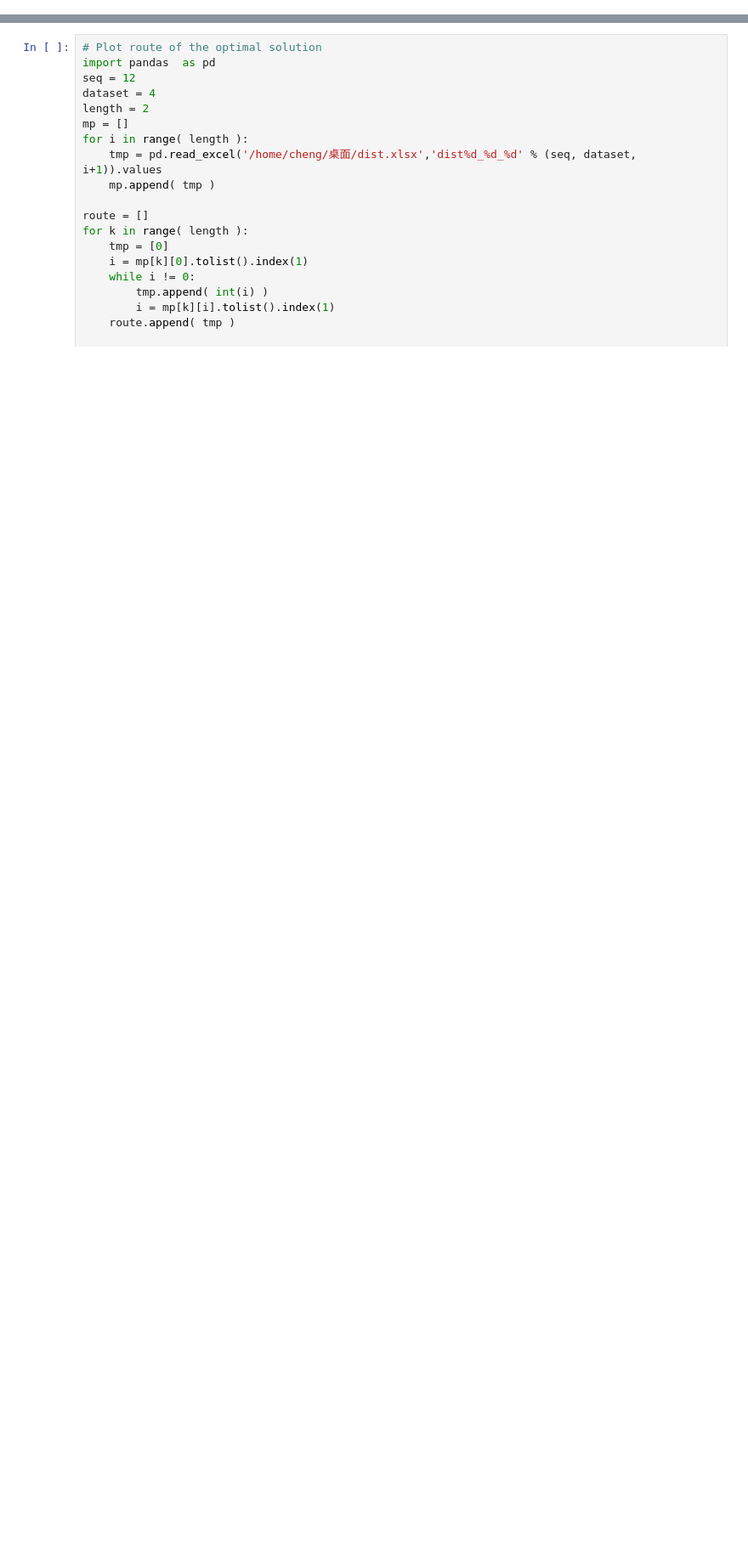
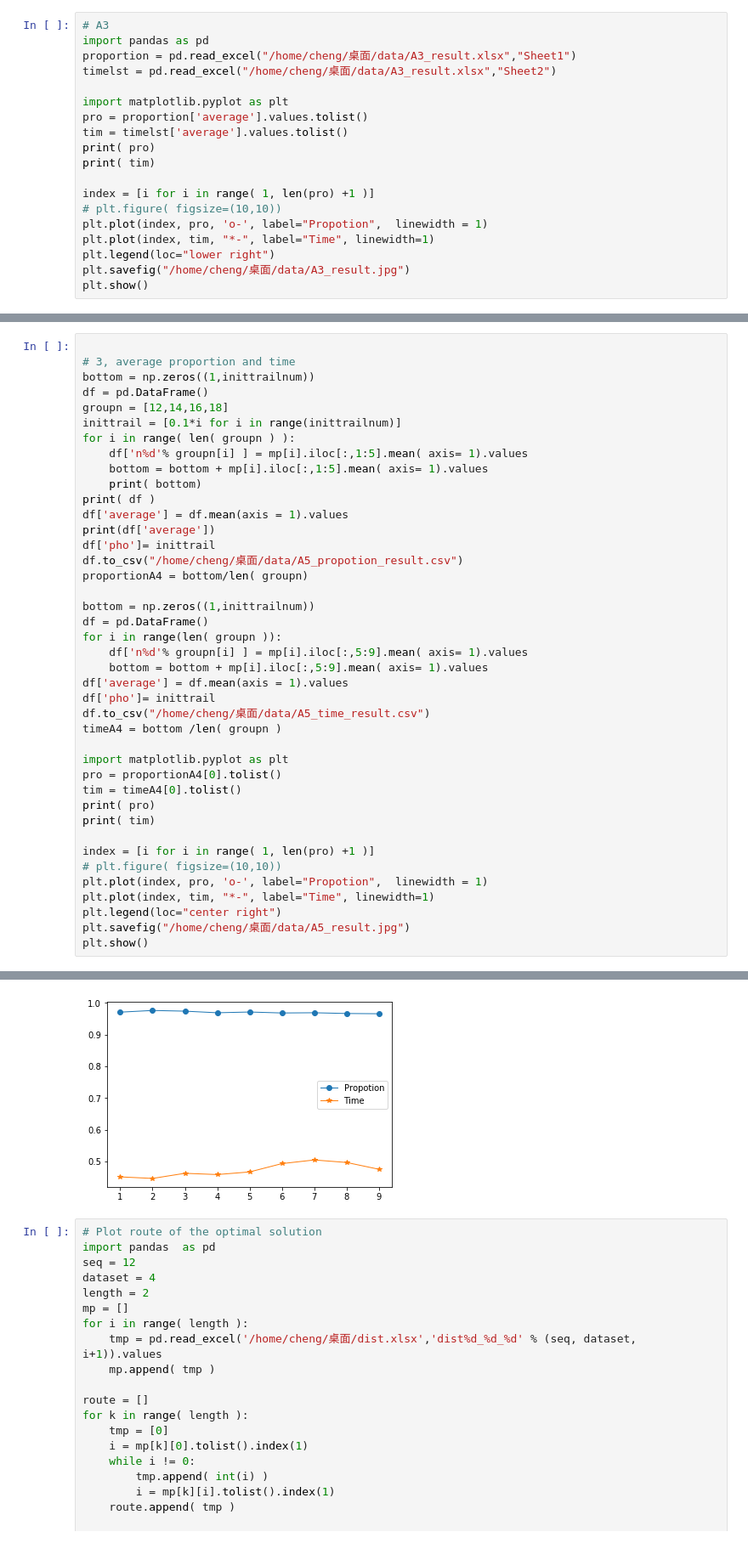
Before and after one commit to 2016cxg/MinMax-MTSP-based-on-limited-cities-ACO-and-cross-avoidance, a Jupyter notebook: src/test_on_ant_colony_algorithm_for_mtsp.ipynb, the cells around one changed output, grey strips where cells are left out. Shown: that part at 85% size. Saved outputs shown, nothing was run; the diff lists cells and outputs as text; blank space fills up the shorter version.

```diff
--- a/src/test_on_ant_colony_algorithm_for_mtsp.ipynb
+++ b/src/test_on_ant_colony_algorithm_for_mtsp.ipynb
@@ -111,0 +236,19 @@ for k in range(0,4): # group n={12,14,16,18]
+# %%
+# A3
+import pandas as pd
+proportion = pd.read_excel("/home/cheng/桌面/data/A3_result.xlsx","Sheet1")
+timelst = pd.read_excel("/home/cheng/桌面/data/A3_result.xlsx","Sheet2")
+
+import matplotlib.pyplot as plt
+pro = proportion['average'].values.tolist()
+tim = timelst['average'].values.tolist()
+print( pro)
+print( tim)
+
+index = [i for i in range( 1, len(pro) +1 )]
+# plt.figure( figsize=(10,10))
+plt.plot(index, pro, 'o-', label="Propotion",  linewidth = 1)
+plt.plot(index, tim, "*-", label="Time", linewidth=1)
+plt.legend(loc="lower right")
+plt.savefig("/home/cheng/桌面/data/A3_result.jpg")
+plt.show()
@@ -111,0 +582,42 @@ for k in range(0,4): # group n={12,14,16,18]
+# %%
+
+# 3, average proportion and time
+bottom = np.zeros((1,inittrailnum))
+df = pd.DataFrame()
+groupn = [12,14,16,18]
+inittrail = [0.1*i for i in range(inittrailnum)]
+for i in range( len( groupn ) ):
+    df['n%d'% groupn[i] ] = mp[i].iloc[:,1:5].mean( axis= 1).values
+    bottom = bottom + mp[i].iloc[:,1:5].mean( axis= 1).values
+    print( bottom)
+print( df )
+df['average'] = df.mean(axis = 1).values
+print(df['average'])
+df['pho']= inittrail
+df.to_csv("/home/cheng/桌面/data/A5_propotion_result.csv")
+proportionA4 = bottom/len( groupn)
+
+bottom = np.zeros((1,inittrailnum))
+df = pd.DataFrame()
+for i in range(len( groupn )):
+    df['n%d'% groupn[i] ] = mp[i].iloc[:,5:9].mean( axis= 1).values
+    bottom = bottom + mp[i].iloc[:,5:9].mean( axis= 1).values
+df['average'] = df.mean(axis = 1).values
+df['pho']= inittrail
+df.to_csv("/home/cheng/桌面/data/A5_time_result.csv")
+timeA4 = bottom /len( groupn )
+
+import matplotlib.pyplot as plt
+pro = proportionA4[0].tolist()
+tim = timeA4[0].tolist()
+print( pro)
+print( tim)
+
+index = [i for i in range( 1, len(pro) +1 )]
+# plt.figure( figsize=(10,10))
+plt.plot(index, pro, 'o-', label="Propotion",  linewidth = 1)
+plt.plot(index, tim, "*-", label="Time", linewidth=1)
+plt.legend(loc="center right")
+plt.savefig("/home/cheng/桌面/data/A5_result.jpg")
+plt.show()
+# %% [output]
@@ -112,3 +641,4 @@ for k in range(0,4): # group n={12,14,16,18]
+[figure, added]
 # %%
 # Plot route of the optimal solution
 import pandas  as pd
```
Also changed, not shown: parts of 6 cells of this notebook, 1 other file.
